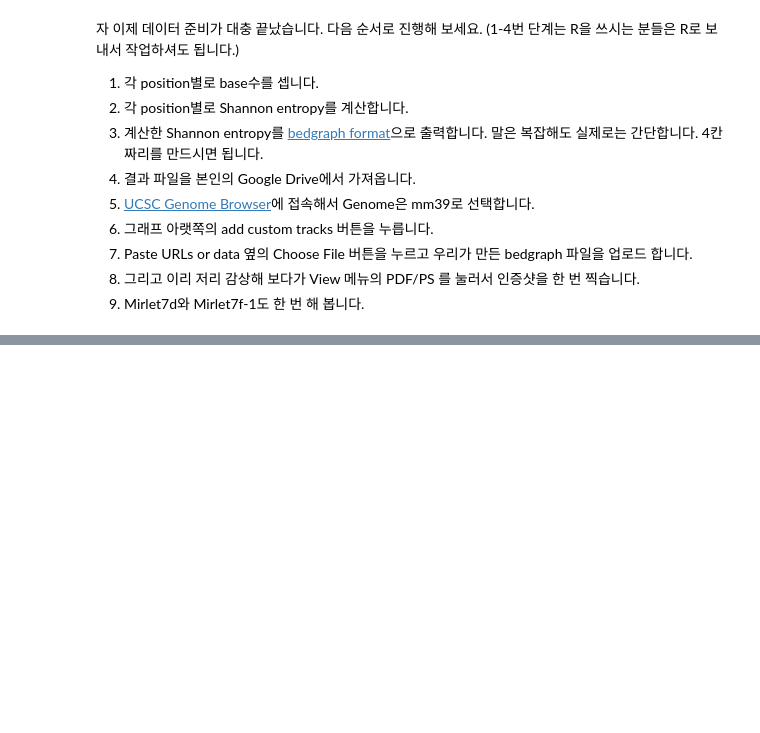
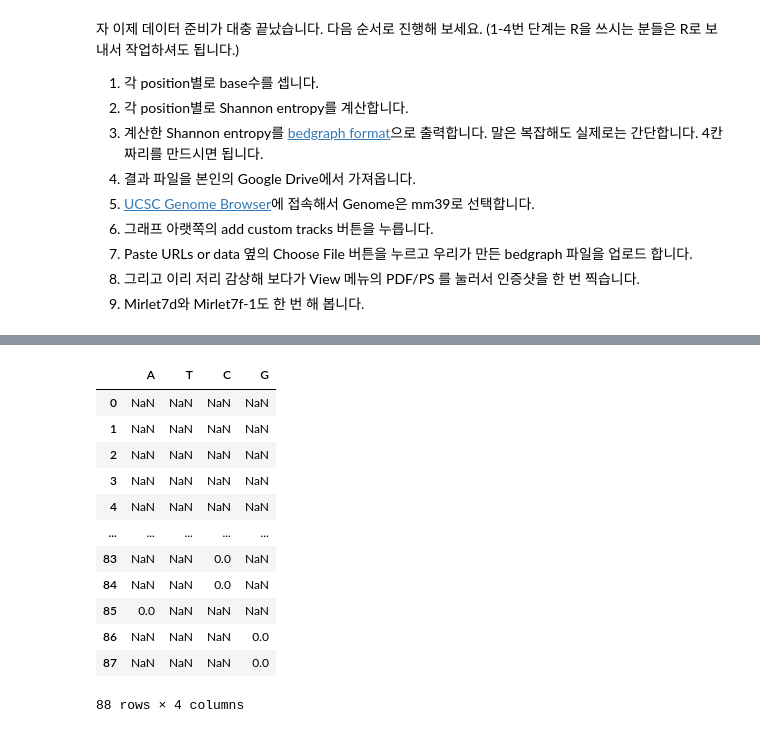
Before and after one commit to juseonmin/bioinfo, a Jupyter notebook: CoLab_TermProj_2022_3.ipynb, the cells around one changed output, grey strips where cells are left out. Saved outputs shown, nothing was run; the diff lists cells and outputs as text; code cells hidden in the pictures; blank space fills up the shorter version.

```diff
--- a/CoLab_TermProj_2022_3.ipynb
+++ b/CoLab_TermProj_2022_3.ipynb
@@ -330,0 +291,19 @@ df_length.head(20)
+# %%
+new_table = pd.DataFrame()
+for i in 'A','T','C','G':
+    new_table[i] = np.log2(1/(df_length[i]/df_length['length']))*(df_length[i]/df_length['length'])
+new_table
+# %% [output]
+|  | A | T | C | G |
+| 0 | NaN | NaN | NaN | NaN |
+| 1 | NaN | NaN | NaN | NaN |
+| 2 | NaN | NaN | NaN | NaN |
+| 3 | NaN | NaN | NaN | NaN |
+| 4 | NaN | NaN | NaN | NaN |
+| ... | ... | ... | ... | ... |
+| 83 | NaN | NaN | 0.0 | NaN |
+| 84 | NaN | NaN | 0.0 | NaN |
+| 85 | 0.0 | NaN | NaN | NaN |
+| 86 | NaN | NaN | NaN | 0.0 |
+| 87 | NaN | NaN | NaN | 0.0 |
+88 rows × 4 columns
```
Also changed, not shown: parts of 20 cells of this notebook.
